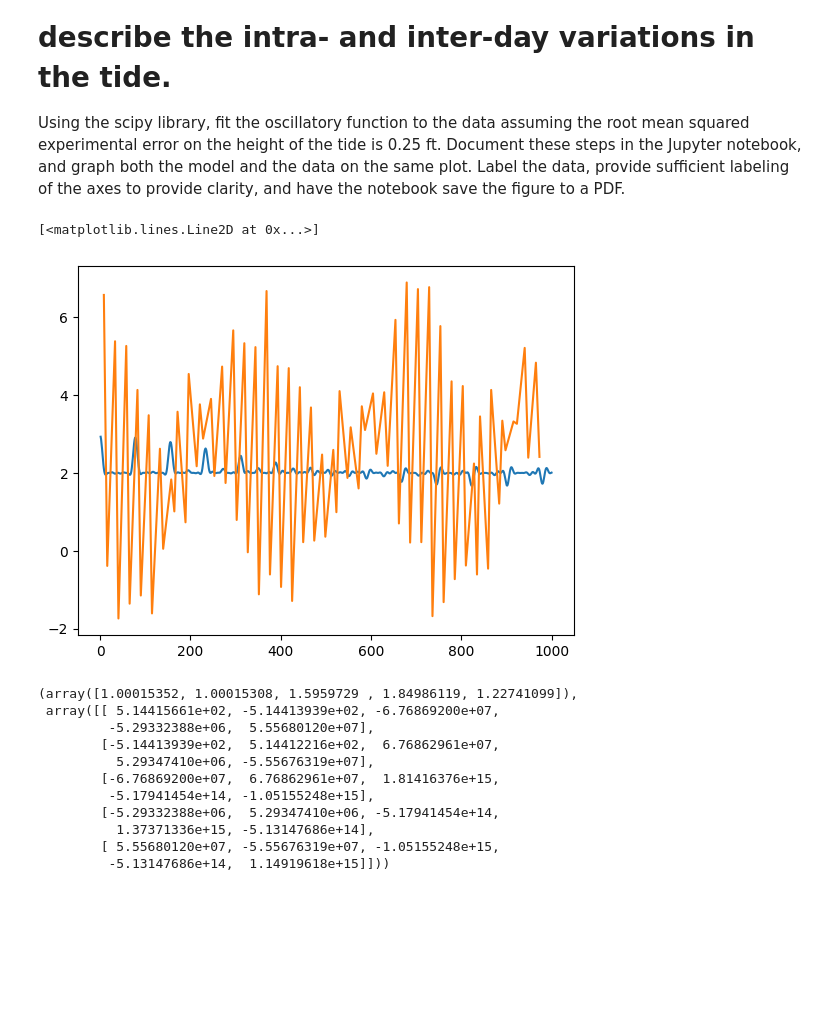
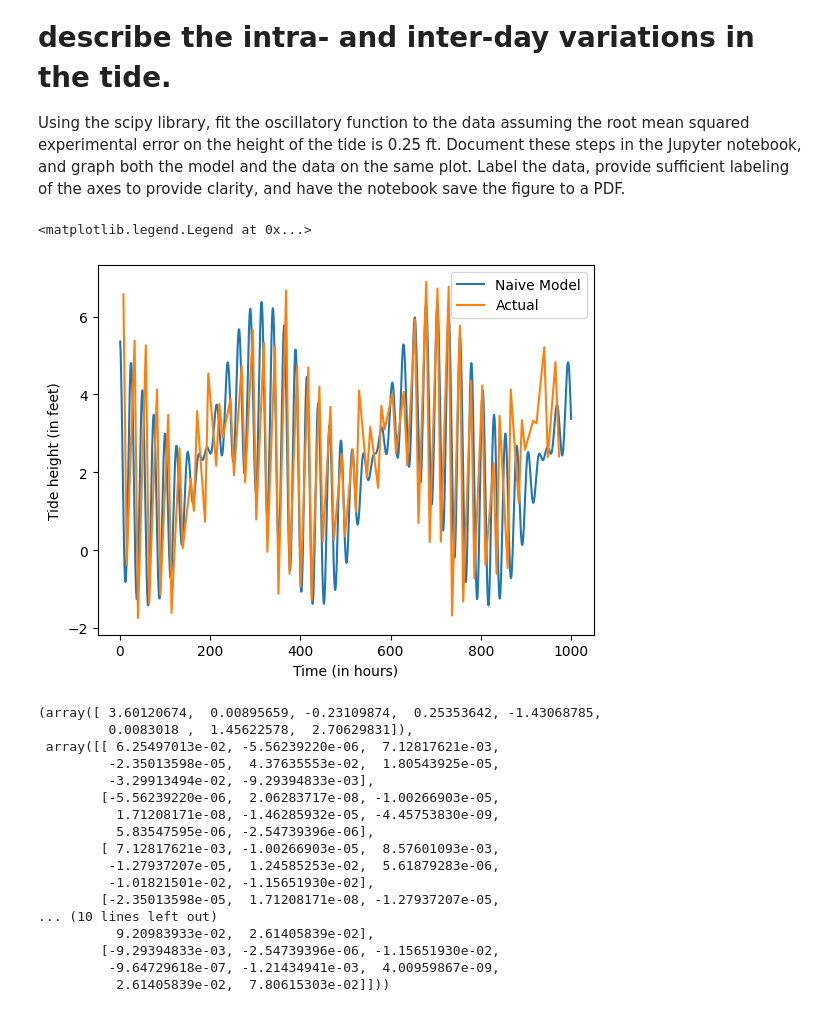
Before and after one commit to LinusBluhm/Astr19-LB, a Jupyter notebook: GroupProject.ipynb, the cells around one changed output. Saved outputs shown, nothing was run; the diff lists cells and outputs as text; code cells hidden in the pictures; blank space fills up the shorter version.

```diff
--- a/GroupProject.ipynb
+++ b/GroupProject.ipynb
@@ -9,12 +9,14 @@ from mpl_toolkits.mplot3d import axes3d
 import scipy as sp
 %matplotlib inline
 # %%
-def oscilloscope(time, diurnal, semidiurnal, diamp, semiamp, amplitude):
-    diurnalcycle = diamp*np.cos(time/diurnal)
-    semicycle = semiamp*np.cos(time/semidiurnal)
-    return(amplitude*diurnalcycle*semicycle)
+def oscilloscope(time, amplitude=3, daily=1/120, day_shift=0, diurnal=1/4, diurnal_shift=0, semidiurnal=1/120, semi_shift=np.pi/2, avg_height=2.4783):
+    dailycycle = np.cos(time*daily+day_shift)
+    diurnalcycle = np.cos(time*diurnal+diurnal_shift)
+    semicycle = np.cos(time*semidiurnal+semi_shift)
+    return(amplitude*dailycycle*(diurnalcycle+semicycle))+avg_height
 
-timesample = np.linspace(1, 1000, 985)
+timesamples = np.linspace(1, 1000, 20000)
+tidesamples = oscilloscope(timesamples)
 # %%
 from astropy.io import ascii #ascii plain text i/o
 given_data = ascii.read('ASTR19_F23_group_project_data.txt') #read the data in a new table
@@ -29,23 +31,32 @@ for n in given_data:
     given_time = given_time+[(day*24)+hours+(min/60)]
     given_tide = given_tide+[float(n[2])]
 # %%
-plt.plot(timesamples, tidesamples, label=('Modeled'))
+plt.plot(timesamples, tidesamples, label=('Naive Model'))
 plt.plot(given_time, given_tide, label='Actual')
+plt.xlabel('Time (in hours)')
+plt.ylabel('Tide height (in feet)')
+plt.legend()
 # %% [output]
-[<matplotlib.lines.Line2D at 0x...>]
+<matplotlib.legend.Legend at 0x...>
-[figure, old version]
+[figure, new version]
 # %%
-sp.optimize.curve_fit(oscilloscope, given_time, given_tide)
+sp.optimize.curve_fit(oscilloscope, given_time, given_tide, [3, 1/120, 0, 1/4, 0, 1/120, np.pi/2, 2.4783], 0.25)
 # %% [output]
-(array([1.00015352, 1.00015308, 1.5959729 , 1.84986119, 1.22741099]),
- array([[ 5.14415661e+02, -5.14413939e+02, -6.76869200e+07,
-         -5.29332388e+06,  5.55680120e+07],
-        [-5.14413939e+02,  5.14412216e+02,  6.76862961e+07,
-          5.29347410e+06, -5.55676319e+07],
-        [-6.76869200e+07,  6.76862961e+07,  1.81416376e+15,
-         -5.17941454e+14, -1.05155248e+15],
-        [-5.29332388e+06,  5.29347410e+06, -5.17941454e+14,
-          1.37371336e+15, -5.13147686e+14],
-        [ 5.55680120e+07, -5.55676319e+07, -1.05155248e+15,
-         -5.13147686e+14,  1.14919618e+15]]))
+(array([ 3.60120674,  0.00895659, -0.23109874,  0.25353642, -1.43068785,
+         0.0083018 ,  1.45622578,  2.70629831]),
+ array([[ 6.25497013e-02, -5.56239220e-06,  7.12817621e-03,
+         -2.35013598e-05,  4.37635553e-02,  1.80543925e-05,
+         -3.29913494e-02, -9.29394833e-03],
+        [-5.56239220e-06,  2.06283717e-08, -1.00266903e-05,
+          1.71208171e-08, -1.46285932e-05, -4.45753830e-09,
+          5.83547595e-06, -2.54739396e-06],
+        [ 7.12817621e-03, -1.00266903e-05,  8.57601093e-03,
+         -1.27937207e-05,  1.24585253e-02,  5.61879283e-06,
+         -1.01821501e-02, -1.15651930e-02],
+        [-2.35013598e-05,  1.71208171e-08, -1.27937207e-05,
+... (10 lines left out)
+          9.20983933e-02,  2.61405839e-02],
+        [-9.29394833e-03, -2.54739396e-06, -1.15651930e-02,
+         -9.64729618e-07, -1.21434941e-03,  4.00959867e-09,
+          2.61405839e-02,  7.80615303e-02]]))
 # %%
```
Also changed, not shown: parts of 1 cell of this notebook.
